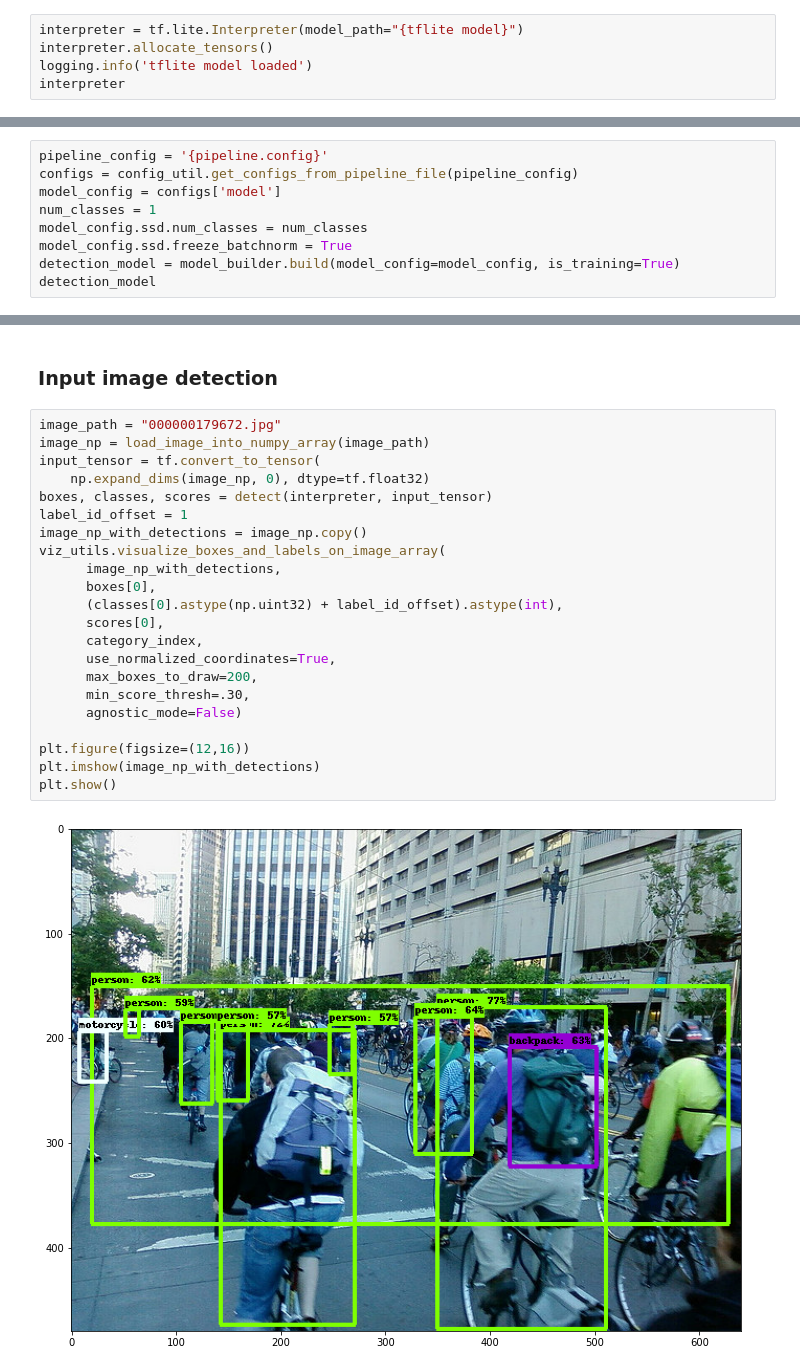
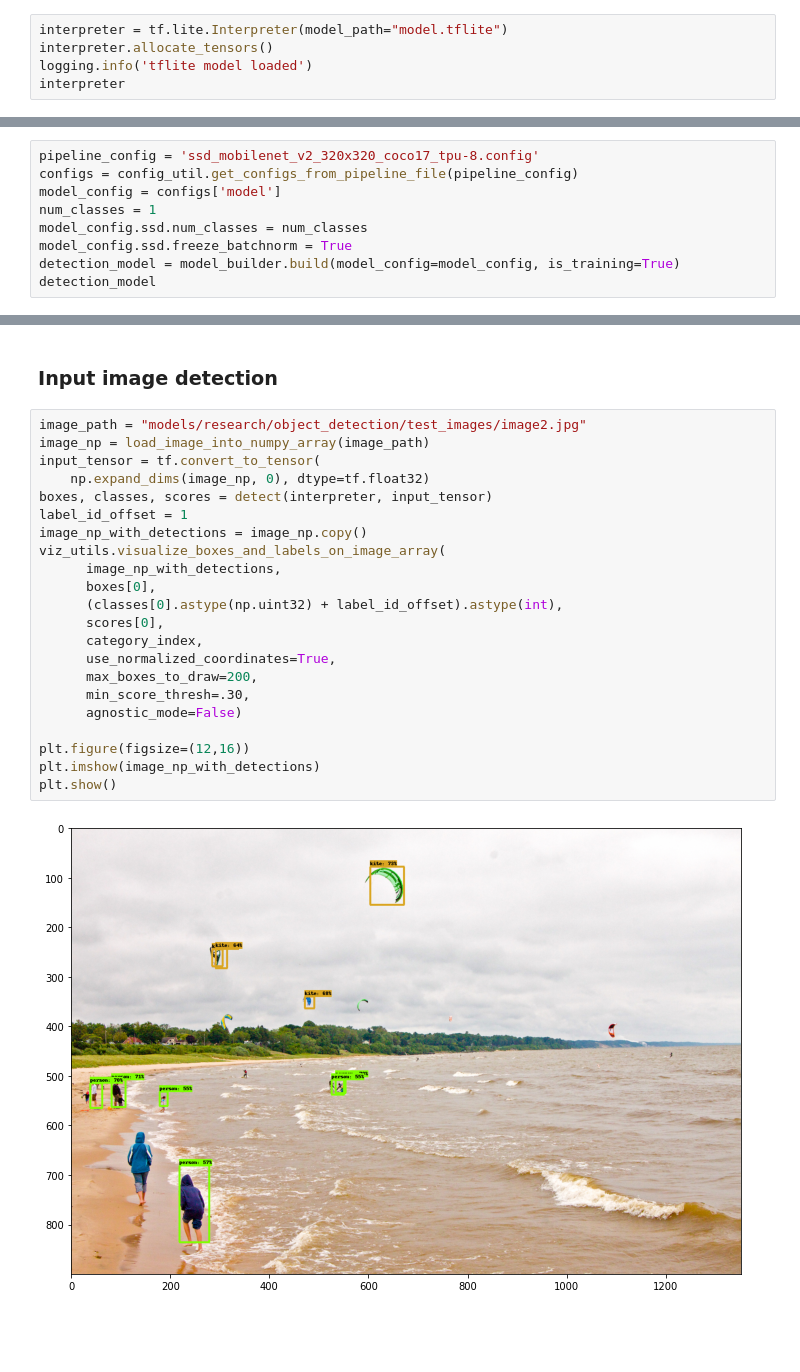
Before and after one commit to Edwardsleo/cisco-kubeflow-starter-pack, a Jupyter notebook: apps/computer-vision/object-detection/onprem/pipeline/object-detection-tf2/object-detection-inference-tflite.ipynb, the cells around one changed output, grey strips where cells are left out. Cells and saved outputs as stored; diff of their text form; blank space fills up the shorter version.

```diff
--- a/apps/computer-vision/object-detection/onprem/pipeline/object-detection-tf2/object-detection-inference-tflite.ipynb
+++ b/apps/computer-vision/object-detection/onprem/pipeline/object-detection-tf2/object-detection-inference-tflite.ipynb
@@ -41,7 +51,7 @@ tf.__version__
 # %% [markdown]
 ### Load tflite model
 # %%
-interpreter = tf.lite.Interpreter(model_path="{tflite model}")
+interpreter = tf.lite.Interpreter(model_path="model.tflite")
 interpreter.allocate_tensors()
 logging.info('tflite model loaded')
 interpreter
@@ -50,7 +60,7 @@ interpreter
 # %% [markdown]
 ### Load pipeline config file
 # %%
-pipeline_config = '{pipeline.config}'
+pipeline_config = 'ssd_mobilenet_v2_320x320_coco17_tpu-8.config'
 configs = config_util.get_configs_from_pipeline_file(pipeline_config)
 model_config = configs['model']
 num_classes = 1
@@ -122,26 +132,26 @@ def detect(interpreter, input_tensor):
 # %% [markdown]
 ### Input image detection
 # %%
-image_path = "000000179672.jpg"
+image_path = "models/research/object_detection/test_images/image2.jpg"
 image_np = load_image_into_numpy_array(image_path)
 input_tensor = tf.convert_to_tensor(
     np.expand_dims(image_np, 0), dtype=tf.float32)
 boxes, classes, scores = detect(interpreter, input_tensor)
 label_id_offset = 1
 image_np_with_detections = image_np.copy()
 viz_utils.visualize_boxes_and_labels_on_image_array(
       image_np_with_detections,
       boxes[0],
       (classes[0].astype(np.uint32) + label_id_offset).astype(int),
       scores[0],
       category_index,
       use_normalized_coordinates=True,
       max_boxes_to_draw=200,
       min_score_thresh=.30,
       agnostic_mode=False)
 
 plt.figure(figsize=(12,16))
 plt.imshow(image_np_with_detections)
 plt.show()
 # %% [output]
-[figure, old version]
+[figure, new version]
```
Also changed, not shown: parts of 5 cells of this notebook, 10 other files.
